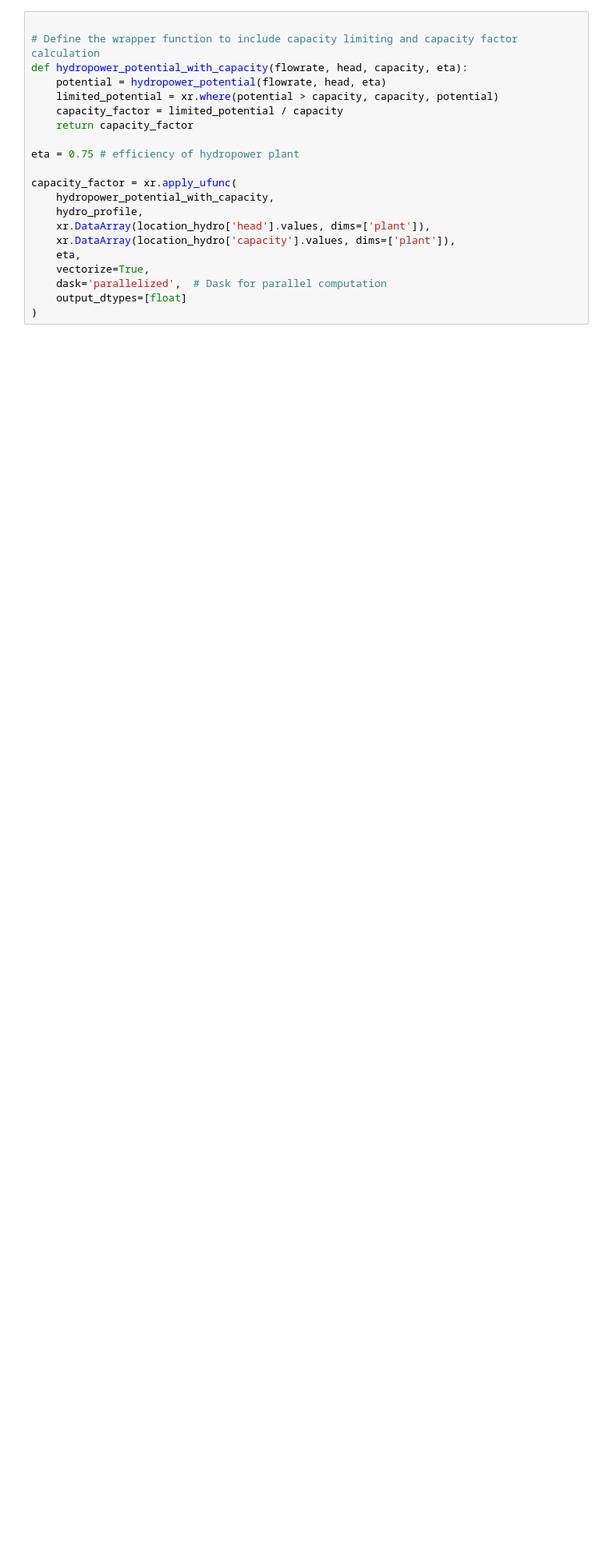
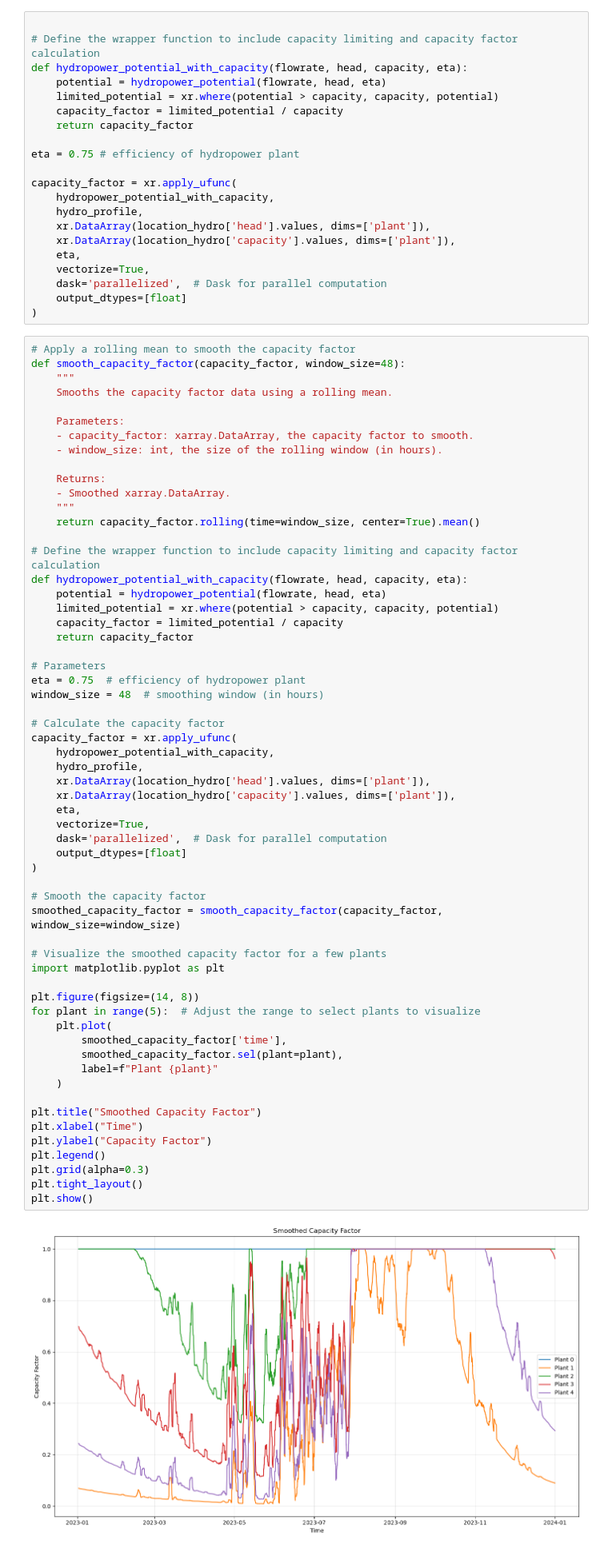
Before and after one commit to lukasschirren/GeoH2-Laos-Master-Thesis, a Jupyter notebook: test_hydropotential.ipynb, the cells around one changed output. Shown at 80% size. Drawn from its saved outputs; the diff is of its cells as text; blank space fills up the shorter version.

```diff
--- a/test_hydropotential.ipynb
+++ b/test_hydropotential.ipynb
@@ -187,3 +212,64 @@ capacity_factor = xr.apply_ufunc(
     dask='parallelized',  # Dask for parallel computation
     output_dtypes=[float]
 )
+# %%
+# Apply a rolling mean to smooth the capacity factor
+def smooth_capacity_factor(capacity_factor, window_size=48):
+    """
+    Smooths the capacity factor data using a rolling mean.
+
+    Parameters:
+    - capacity_factor: xarray.DataArray, the capacity factor to smooth.
+    - window_size: int, the size of the rolling window (in hours).
+
+    Returns:
+    - Smoothed xarray.DataArray.
+    """
+    return capacity_factor.rolling(time=window_size, center=True).mean()
+
+# Define the wrapper function to include capacity limiting and capacity factor calculation
+def hydropower_potential_with_capacity(flowrate, head, capacity, eta):
+    potential = hydropower_potential(flowrate, head, eta)
+    limited_potential = xr.where(potential > capacity, capacity, potential)
+    capacity_factor = limited_potential / capacity
+    return capacity_factor
+
+# Parameters
+eta = 0.75  # efficiency of hydropower plant
+window_size = 48  # smoothing window (in hours)
+
+# Calculate the capacity factor
+capacity_factor = xr.apply_ufunc(
+    hydropower_potential_with_capacity,
+    hydro_profile,
+    xr.DataArray(location_hydro['head'].values, dims=['plant']),
+    xr.DataArray(location_hydro['capacity'].values, dims=['plant']),
+    eta,
+    vectorize=True,
+    dask='parallelized',  # Dask for parallel computation
+    output_dtypes=[float]
+)
+
+# Smooth the capacity factor
+smoothed_capacity_factor = smooth_capacity_factor(capacity_factor, window_size=window_size)
+
+# Visualize the smoothed capacity factor for a few plants
+import matplotlib.pyplot as plt
+
+plt.figure(figsize=(14, 8))
+for plant in range(5):  # Adjust the range to select plants to visualize
+    plt.plot(
+        smoothed_capacity_factor['time'],
+        smoothed_capacity_factor.sel(plant=plant),
+        label=f"Plant {plant}"
+    )
+
+plt.title("Smoothed Capacity Factor")
+plt.xlabel("Time")
+plt.ylabel("Capacity Factor")
+plt.legend()
+plt.grid(alpha=0.3)
+plt.tight_layout()
+plt.show()
+# %% [output]
+[figure, added]
```
Also changed, not shown: parts of 12 cells of this notebook, 6 other files.
